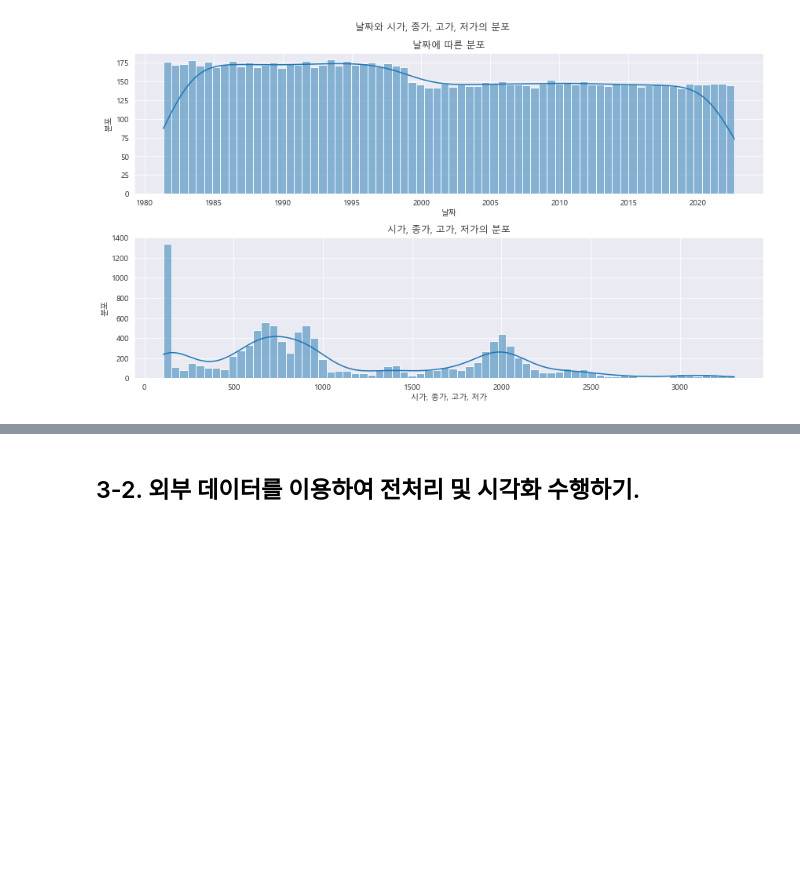
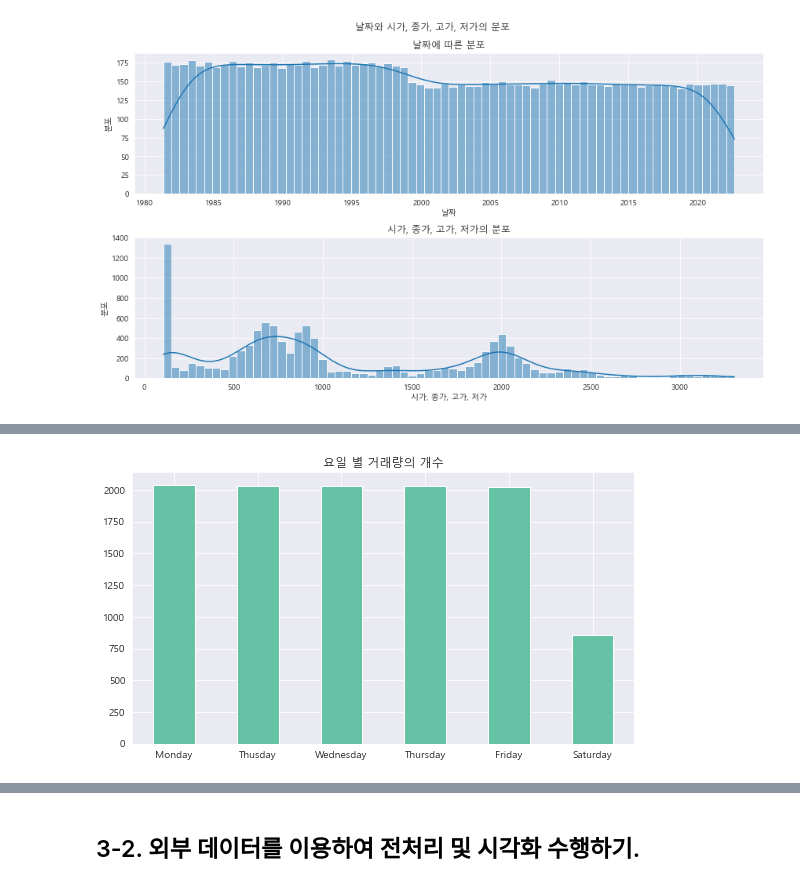
Before and after one commit to NohJeongKim/dacon-kospi, a Jupyter notebook: kospi.ipynb, the cells around one changed output, grey strips where cells are left out. Saved outputs shown, nothing was run; the diff lists cells and outputs as text; code cells hidden in the pictures; blank space fills up the shorter version.

```diff
--- a/kospi.ipynb
+++ b/kospi.ipynb
@@ -1324,0 +1320,9 @@ bins의 개수를 70개로 잡고, 분포를 알아보았습니다.
+# %%
+_=df_copy["dayofweek"].value_counts().plot.bar(figsize=(9,5), cmap="Set2")
+_=plt.xticks([0,1,2,3,4,5], labels=["Monday", "Thusday", "Wednesday", "Thursday", "Friday", "Saturday"], rotation=0)
+# plt.xticks(position=[], labels=[])
+_=plt.title("요일 별 거래량의 개수")
+
+plt.savefig("images/요일 별 거래량의 개수.png", dpi=200, facecolor="white")
+# %% [output]
+[figure, added]
```
Also changed, not shown: parts of 14 cells of this notebook, 4 other files.
